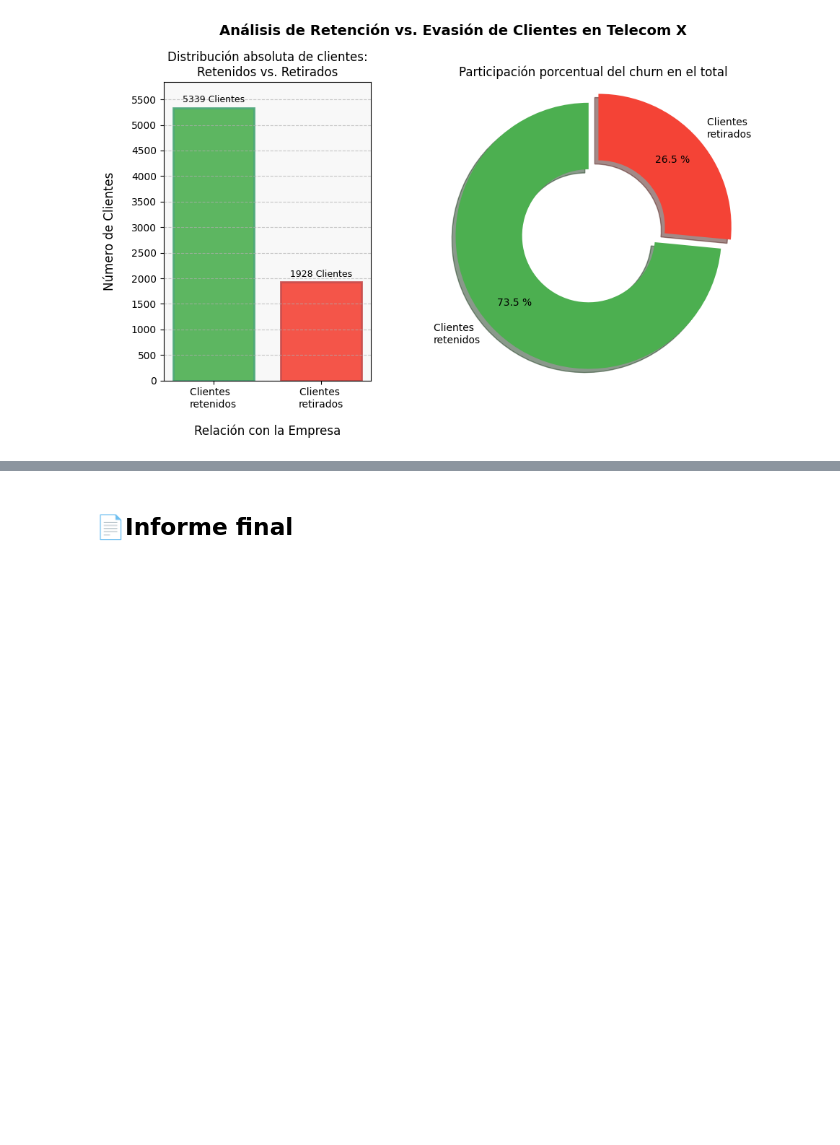
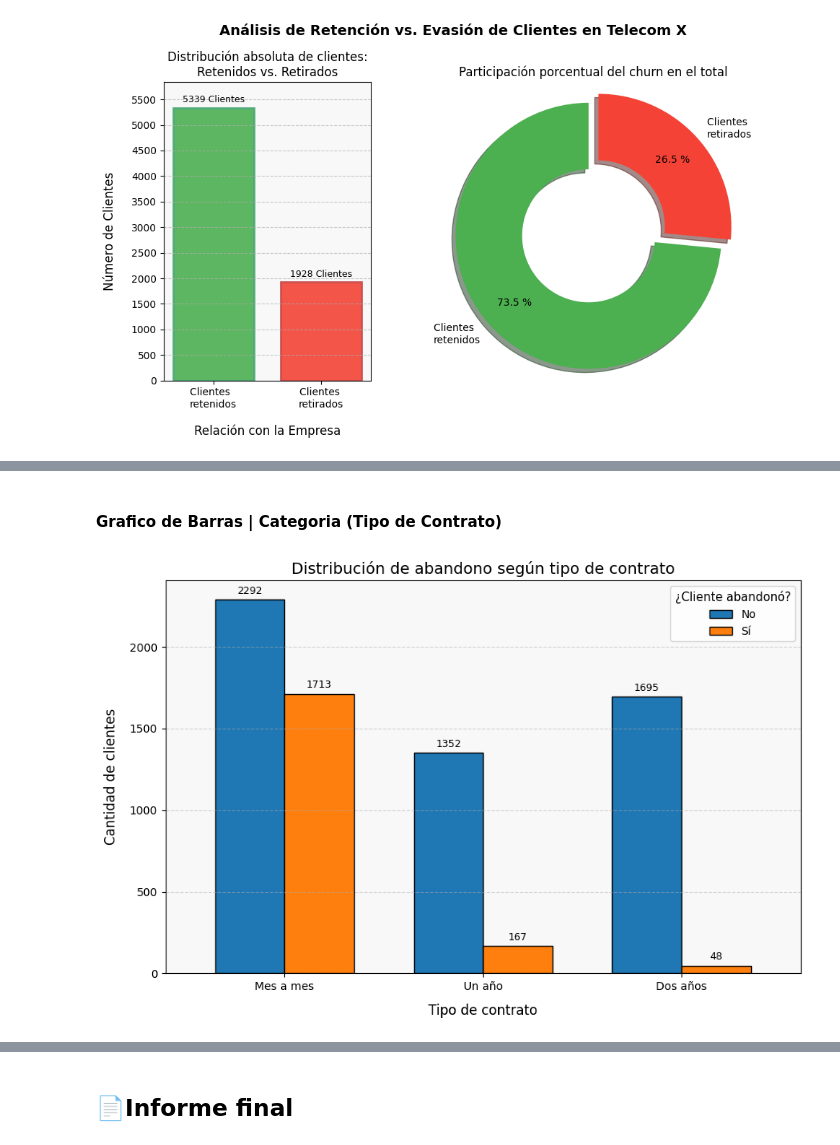
Before and after one commit to MigXDev/CS_Datos_I_DESAFIO_2, a Jupyter notebook: challenge2-data-science-LATAM-main/TelecomX_LATAM.ipynb, the cells around one changed output, grey strips where cells are left out. Cells and saved outputs as stored; diff of their text form; code cells hidden in the pictures; blank space fills up the shorter version.

Commit message:
Inicio | Graficos categoricos

```diff
--- a/challenge2-data-science-LATAM-main/TelecomX_LATAM.ipynb
+++ b/challenge2-data-science-LATAM-main/TelecomX_LATAM.ipynb
@@ -1502,0 +1508,44 @@ plt.show()
+# %% [markdown]
+#### Grafico de Barras | Categoria (Tipo de Contrato)
+# %%
+# Variable categórica a analizar
+variable = 'contrato'
+
+# Agrupar por categoría + abandono
+ab_cat = df_Datos_Traducidos.groupby([variable, 'abandono_cliente']).size().unstack().sort_values(by='Si', ascending=False)
+
+# Crear gráfico de barras lado a lado (no apilado)
+ax = ab_cat.plot(
+    kind='bar',
+    stacked=False,
+    color=['#1f77b4', '#ff7f0e'],
+    figsize=(9, 6),
+    edgecolor='black',
+    width=0.7
+)
+
+# Títulos descriptivos
+plt.title('Distribución de abandono según tipo de contrato', fontsize=14)
+plt.xlabel('Tipo de contrato', fontsize=12, labelpad=10)
+plt.ylabel('Cantidad de clientes', fontsize=12, labelpad=10)
+
+# Mejorar ejes
+plt.xticks(rotation=0, fontsize=10)
+plt.yticks(fontsize=10)
+plt.grid(axis='y', linestyle='--', alpha=0.5)
+
+# Etiquetas con la cantidad exacta de clientes sobre cada barra
+for container in ax.containers:
+    ax.bar_label(container, fmt='%d', label_type='edge', fontsize=9, padding=3)
+
+# Leyenda clara
+plt.legend(title='¿Cliente abandonó?', labels=['No', 'Sí'], fontsize=10, title_fontsize=10.5, loc='upper right')
+
+# Fondo limpio
+ax.set_facecolor('#f8f8f8')
+
+# Margen automático
+plt.tight_layout()
+plt.show()
+# %% [output]
+[figure, added]
```
Also changed, not shown: parts of 18 cells of this notebook.
